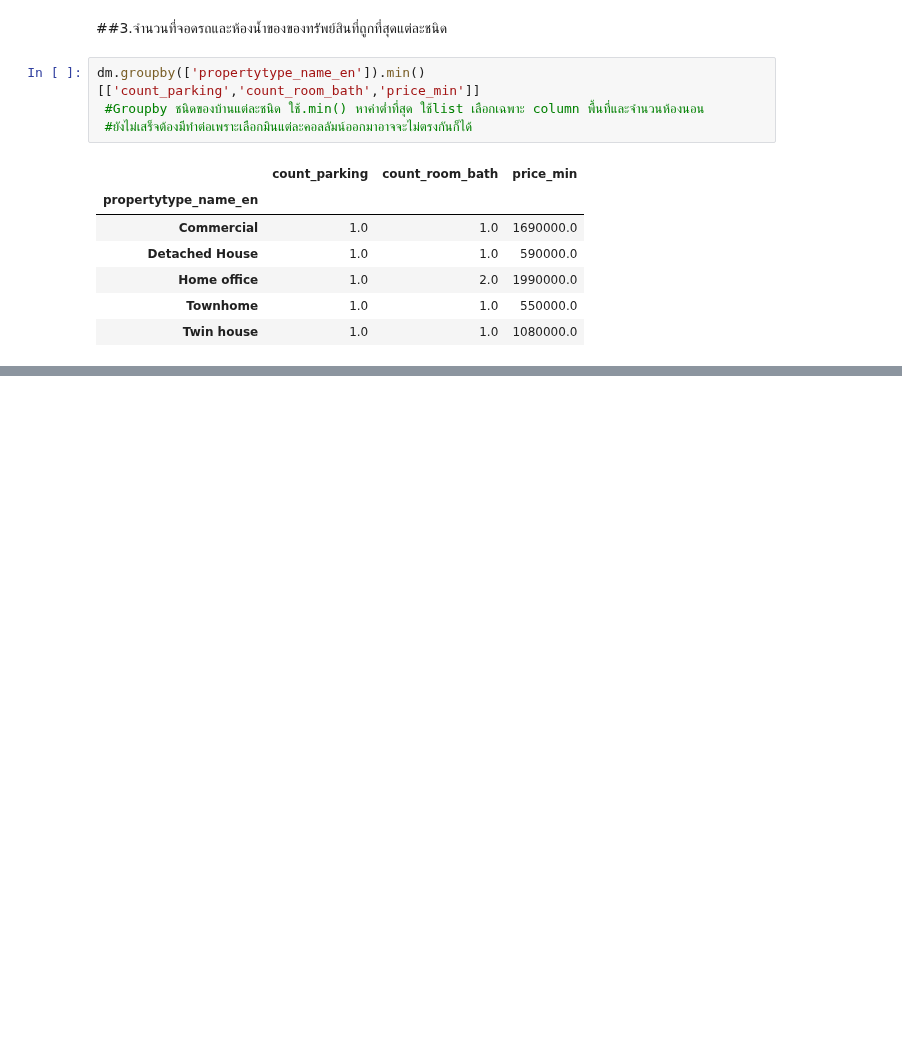
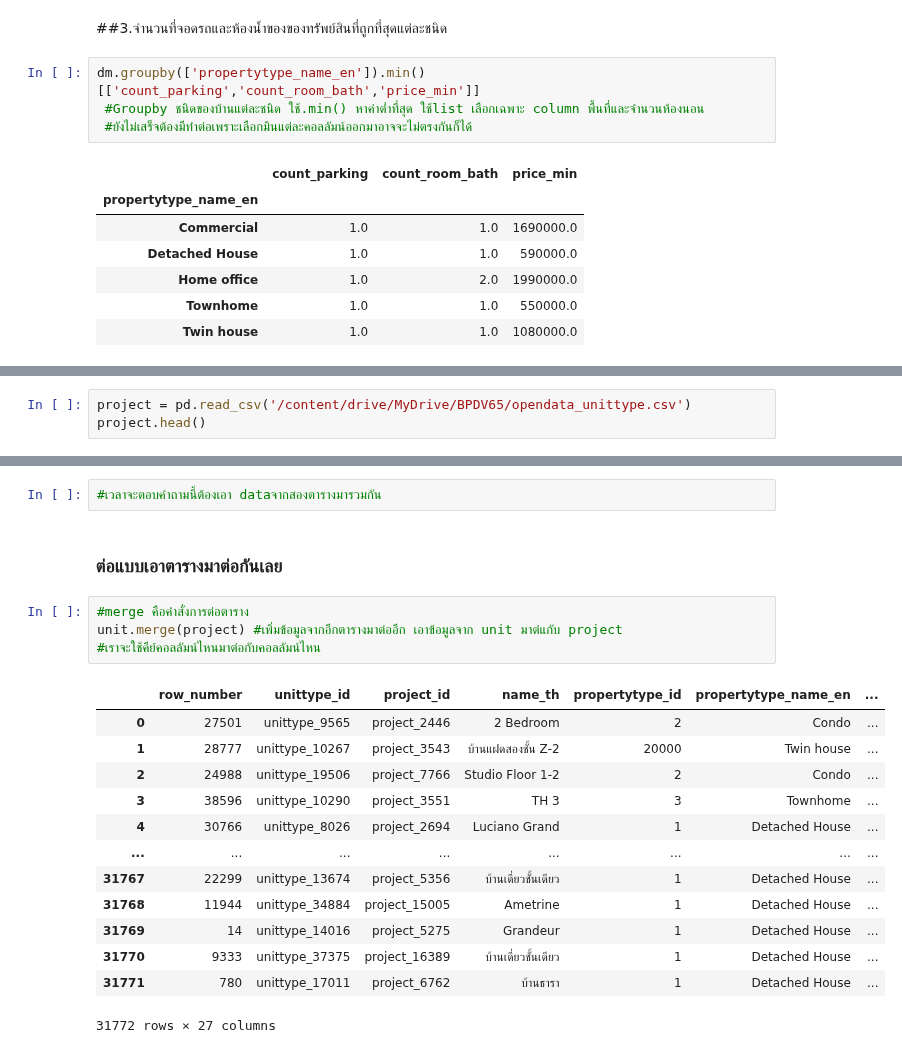
Before and after one commit to sucheerarighthere/BasicProg_DataViz65, a Jupyter notebook: pandas101.ipynb, the cells around one changed output, grey strips where cells are left out. Drawn from its saved outputs; the diff is of its cells as text; blank space fills up the shorter version.

Commit message:
pandas merge

```diff
--- a/pandas101.ipynb
+++ b/pandas101.ipynb
@@ -516,0 +811,3 @@ dm.groupby(['propertytype_name_en']).min()[['count_parking','count_room_bath','p
+# %%
+project = pd.read_csv('/content/drive/MyDrive/BPDV65/opendata_unittype.csv')
+project.head()
@@ -516,0 +844,22 @@ dm.groupby(['propertytype_name_en']).min()[['count_parking','count_room_bath','p
+# %%
+#เวลาจะตอบคำถามนี้ต้องเอา dataจากสองตารางมารวมกัน
+# %% [markdown]
+### ต่อแบบเอาตารางมาต่อกันเลย
+# %%
+#merge คือคำสั่งการต่อตาราง
+unit.merge(project) #เพิ่มข้อมูลจากอีกตารางมาต่ออีก เอาข้อมูลจาก unit มาต่แกับ project
+#เราจะใช้คีย์คอลลัมน์ไหนมาต่อกับคอลลัมน์ไหน
+# %% [output]
+|  | row_number | unittype_id | project_id | name_th | propertytype_id | propertytype_name_en | ... |
+| 0 | 27501 | unittype_9565 | project_2446 | 2 Bedroom | 2 | Condo | ... |
+| 1 | 28777 | unittype_10267 | project_3543 | บ้านแฝดสองชั้น Z-2 | 20000 | Twin house | ... |
+| 2 | 24988 | unittype_19506 | project_7766 | Studio Floor 1-2 | 2 | Condo | ... |
+| 3 | 38596 | unittype_10290 | project_3551 | TH 3 | 3 | Townhome | ... |
+| 4 | 30766 | unittype_8026 | project_2694 | Luciano Grand | 1 | Detached House | ... |
+| ... | ... | ... | ... | ... | ... | ... | ... |
+| 31767 | 22299 | unittype_13674 | project_5356 | บ้านเดี่ยวชั้นเดียว | 1 | Detached House | ... |
+| 31768 | 11944 | unittype_34884 | project_15005 | Ametrine | 1 | Detached House | ... |
+| 31769 | 14 | unittype_14016 | project_5275 | Grandeur | 1 | Detached House | ... |
+| 31770 | 9333 | unittype_37375 | project_16389 | บ้านเดี่ยวชั้นเดียว | 1 | Detached House | ... |
+| 31771 | 780 | unittype_17011 | project_6762 | บ้านธารา | 1 | Detached House | ... |
+31772 rows × 27 columns
```
Also changed, not shown: parts of 43 cells of this notebook.
